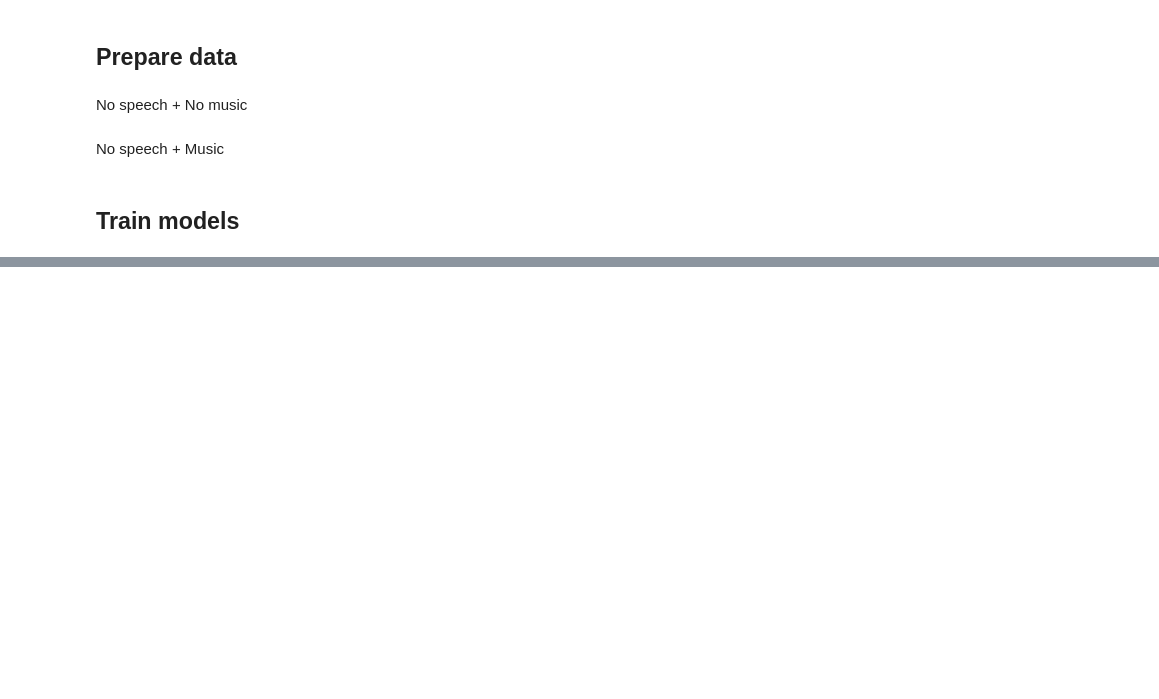
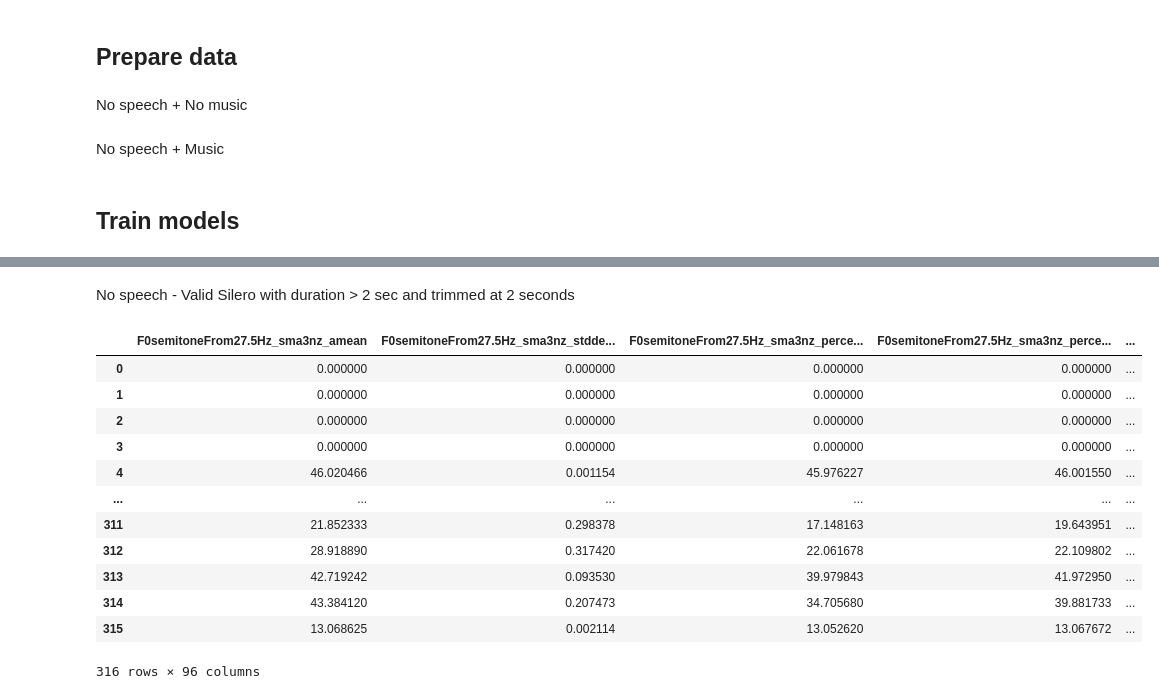
Before and after one commit to germanbarchi/OCEAN-TRUST, a Jupyter notebook: draft_experiments/manual_annotations_no_speech_in_music.ipynb, the cells around one changed output, grey strips where cells are left out. Saved outputs shown, nothing was run; the diff lists cells and outputs as text; code cells hidden in the pictures; blank space fills up the shorter version.

```diff
--- a/draft_experiments/manual_annotations_no_speech_in_music.ipynb
+++ b/draft_experiments/manual_annotations_no_speech_in_music.ipynb
@@ -98,0 +114,20 @@ df_metrics_no_music
+# %% [markdown]
+No speech - Valid Silero with duration > 2 sec and trimmed at 2 seconds
+# %%
+df=pd.concat([df_no_music,df_music],ignore_index=True)
+# %%
+df
+# %% [output]
+|  | F0semitoneFrom27.5Hz_sma3nz_amean | F0semitoneFrom27.5Hz_sma3nz_stdde... | F0semitoneFrom27.5Hz_sma3nz_perce... | F0semitoneFrom27.5Hz_sma3nz_perce... | ... |
+| 0 | 0.000000 | 0.000000 | 0.000000 | 0.000000 | ... |
+| 1 | 0.000000 | 0.000000 | 0.000000 | 0.000000 | ... |
+| 2 | 0.000000 | 0.000000 | 0.000000 | 0.000000 | ... |
+| 3 | 0.000000 | 0.000000 | 0.000000 | 0.000000 | ... |
+| 4 | 46.020466 | 0.001154 | 45.976227 | 46.001550 | ... |
+| ... | ... | ... | ... | ... | ... |
+| 311 | 21.852333 | 0.298378 | 17.148163 | 19.643951 | ... |
+| 312 | 28.918890 | 0.317420 | 22.061678 | 22.109802 | ... |
+| 313 | 42.719242 | 0.093530 | 39.979843 | 41.972950 | ... |
+| 314 | 43.384120 | 0.207473 | 34.705680 | 39.881733 | ... |
+| 315 | 13.068625 | 0.002114 | 13.052620 | 13.067672 | ... |
+316 rows × 96 columns
```
Also changed, not shown: parts of 23 cells of this notebook, 1 other file.
